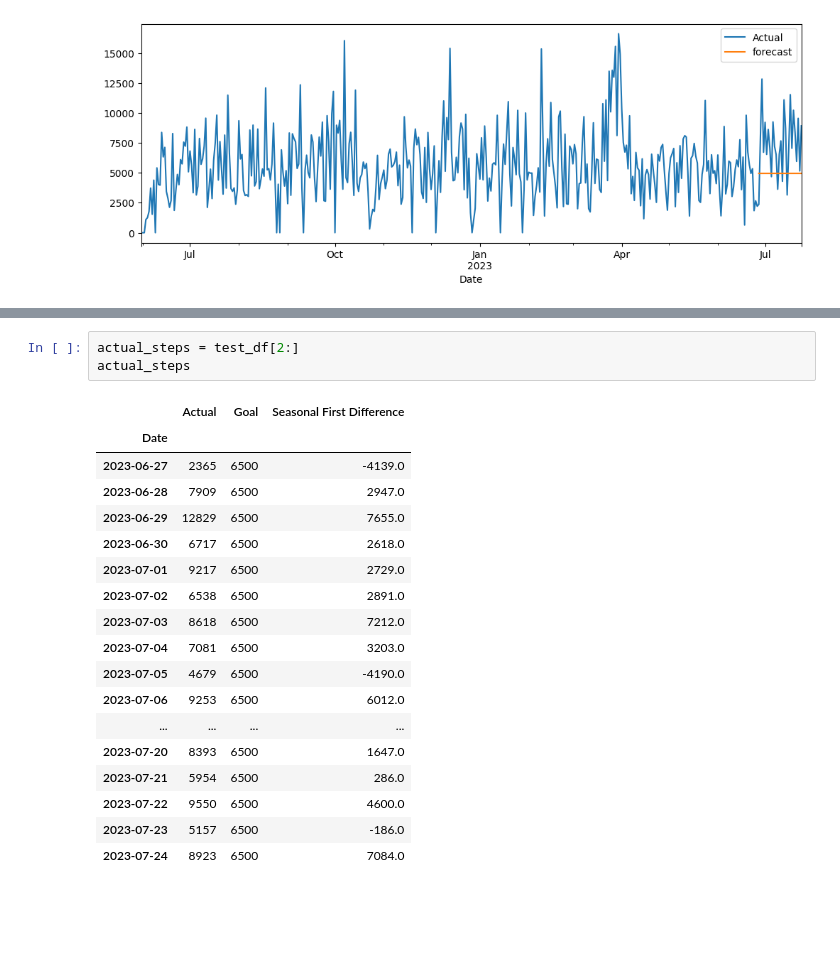
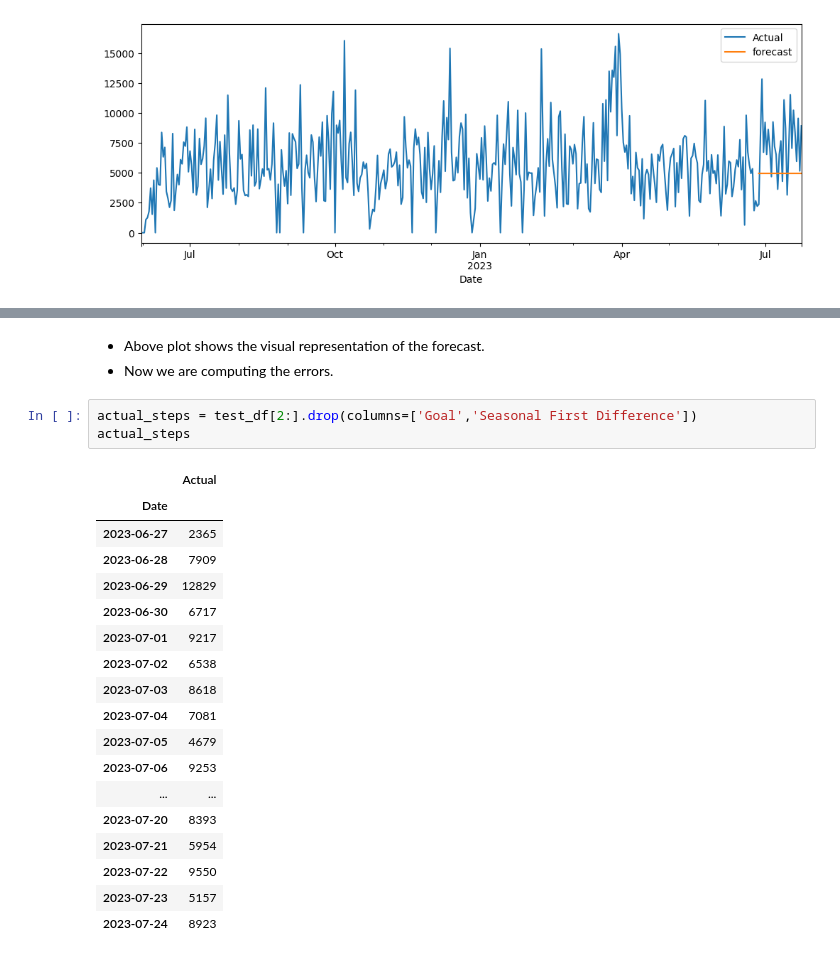
Before and after one commit to Genesis801/Time_Series_Forecasting, a Jupyter notebook: notebooks/work.ipynb, the cells around one changed output, grey strips where cells are left out. Drawn from its saved outputs; the diff is of its cells as text; blank space fills up the shorter version.

```diff
--- a/notebooks/work.ipynb
+++ b/notebooks/work.ipynb
@@ -357,24 +365,27 @@ df[['Actual','forecast']].plot(figsize=(12,4))
+# %% [markdown]
+- Above plot shows the visual representation of the forecast.
+- Now we are computing the errors.
 # %%
-actual_steps = test_df[2:]
+actual_steps = test_df[2:].drop(columns=['Goal','Seasonal First Difference'])
 actual_steps
 # %% [output]
-|  | Actual | Goal | Seasonal First Difference |
-| Date |  |  |  |
-| 2023-06-27 | 2365 | 6500 | -4139.0 |
-| 2023-06-28 | 7909 | 6500 | 2947.0 |
-| 2023-06-29 | 12829 | 6500 | 7655.0 |
-| 2023-06-30 | 6717 | 6500 | 2618.0 |
-| 2023-07-01 | 9217 | 6500 | 2729.0 |
-| 2023-07-02 | 6538 | 6500 | 2891.0 |
-| 2023-07-03 | 8618 | 6500 | 7212.0 |
-| 2023-07-04 | 7081 | 6500 | 3203.0 |
-| 2023-07-05 | 4679 | 6500 | -4190.0 |
-| 2023-07-06 | 9253 | 6500 | 6012.0 |
-| ... | ... | ... | ... |
-| 2023-07-20 | 8393 | 6500 | 1647.0 |
-| 2023-07-21 | 5954 | 6500 | 286.0 |
-| 2023-07-22 | 9550 | 6500 | 4600.0 |
-| 2023-07-23 | 5157 | 6500 | -186.0 |
-| 2023-07-24 | 8923 | 6500 | 7084.0 |
+|  | Actual |
+| Date |  |
+| 2023-06-27 | 2365 |
+| 2023-06-28 | 7909 |
+| 2023-06-29 | 12829 |
+| 2023-06-30 | 6717 |
+| 2023-07-01 | 9217 |
+| 2023-07-02 | 6538 |
+| 2023-07-03 | 8618 |
+| 2023-07-04 | 7081 |
+| 2023-07-05 | 4679 |
+| 2023-07-06 | 9253 |
+| ... | ... |
+| 2023-07-20 | 8393 |
+| 2023-07-21 | 5954 |
+| 2023-07-22 | 9550 |
+| 2023-07-23 | 5157 |
+| 2023-07-24 | 8923 |
 # %%
 forecast = df['forecast'].dropna()
```
Also changed, not shown: parts of 17 cells of this notebook.
